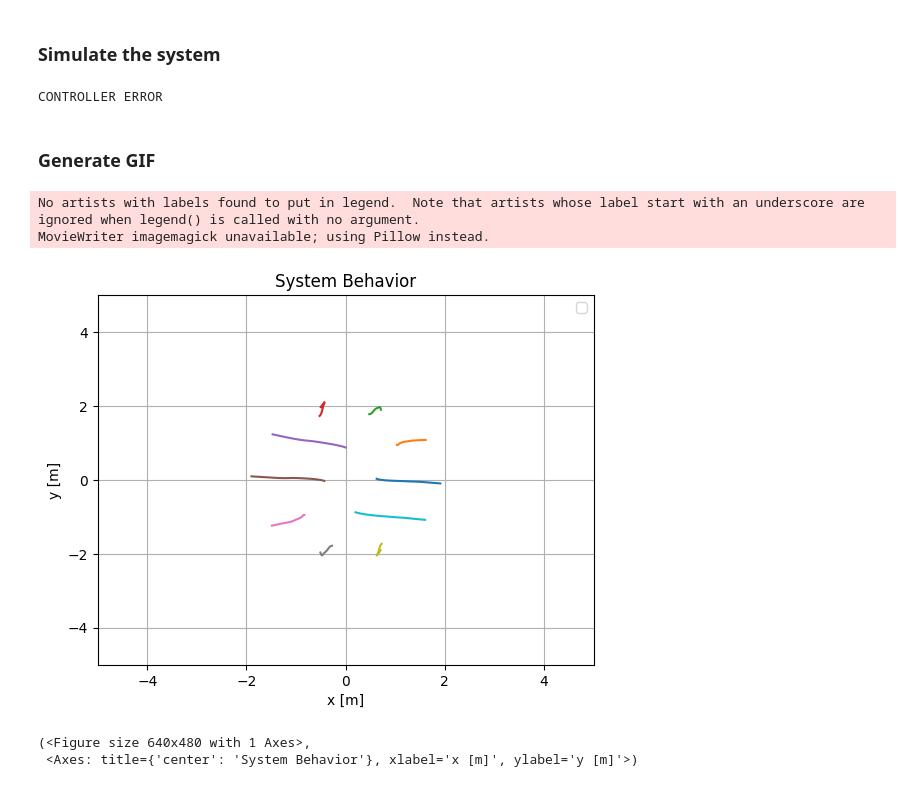
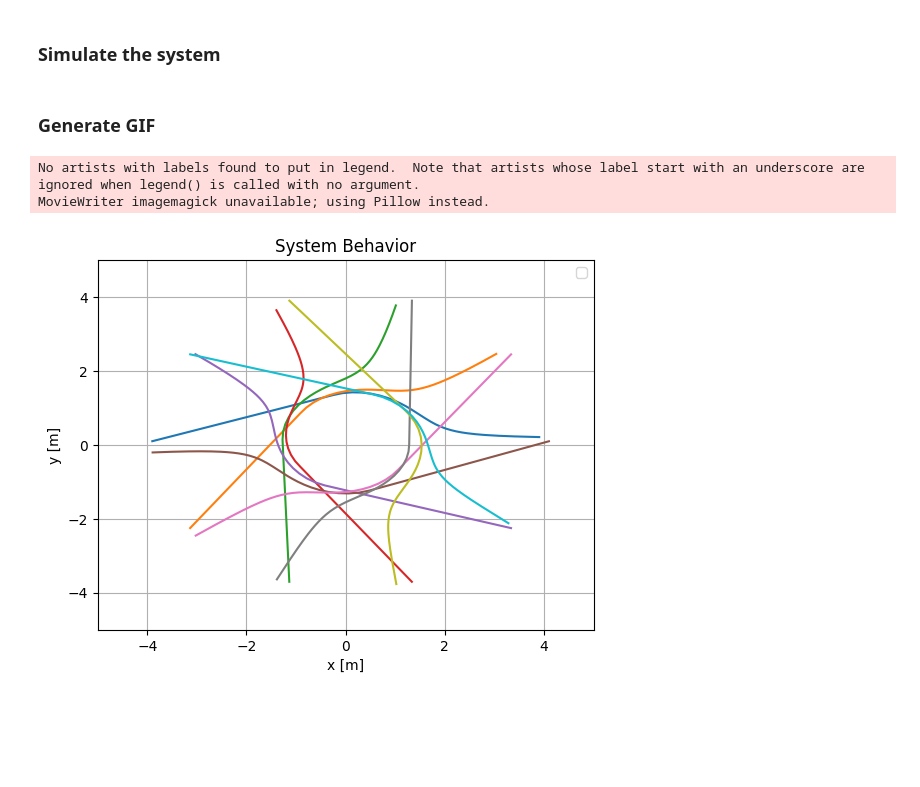
Before and after one commit to bardhh/cbfkit, a Jupyter notebook: tutorials/multi_robot_example.ipynb, the cells around one changed output. Cells and saved outputs as stored; diff of their text form; code cells hidden in the pictures; blank space fills up the shorter version.

Commit message:
corected multi robot example

```diff
--- a/tutorials/multi_robot_example.ipynb
+++ b/tutorials/multi_robot_example.ipynb
@@ -195,40 +196,55 @@ cbf_clf_controller = cbf_clf_controllers.vanilla_cbf_clf_qp_controller(
 # %% [markdown]
 ### Simulate the system
 # %%
-x, _u, _z, _p, dkeys, dvalues = sim.execute(
+
+# Run the simulation
+(
+    x_,
+    u_,
+    z_,
+    p_,
+    controller_data_keys_,
+    controller_data_items_,
+    planner_data_keys_,
+    planner_data_items_,
+) = sim.execute(
     x0=INITIAL_STATE,
     dt=DT,
     num_steps=N_STEPS,
     dynamics=dynamics,
     integrator=integrator,
+    planner=None,
+    nominal_controller=nominal_controller,
     controller=cbf_clf_controller,
     sensor=sensor,
-    estimator=estimator,  # perturbation=generate_stochastic_perturbation(sigma=sigma, dt=DT),
+    estimator=estimator,
     filepath=SAVE_FILE,
+    planner_data={
+        "x_traj": jnp.zeros((2, 1)),
+    },  # pass in a dummy state since we need to pass planner_data
+    controller_data={},
 )
-# %% [output]
-CONTROLLER ERROR
 # %% [markdown]
 ### Generate GIF
 # %%
-from tutorials.plot_multi_single_integrators import animate
+plot = True
+if plot:
+    from tutorials.plot_helper.plot_multi_single_integrators import animate
 
-animate(
-    states=x,
-    estimates=_z,
-    desired_state=goals,
-    desired_state_radius=0.1,
-    x_lim=(-5, 5),
-    y_lim=(-5, 5),
-    dt=DT,
-    title="System Behavior",
-    save_animation=True,
-    animation_filename=target_directory + "/" + model_name + "/animation" + ".gif",
-    num_robots=num_robots,
-)
+    animate(
+        states=x_,
+        estimates=z_,
+        desired_state=goals,
+        desired_state_radius=0.1,
+        x_lim=(-5, 5),
+        y_lim=(-5, 5),
+        dt=DT,
+        title="System Behavior",
+        save_animation=True,
+        animation_filename=target_directory + "/" + model_name + "/animation" + ".gif",
+        num_robots=num_robots,
+    )
 # %% [output]
 No artists with labels found to put in legend.  Note that artists whose label start with an underscore are ignored when legend() is called with no argument.
 MovieWriter imagemagick unavailable; using Pillow instead.
-[figure, old version]
+[figure, new version]
-(<Figure size 640x480 with 1 Axes>,
- <Axes: title={'center': 'System Behavior'}, xlabel='x [m]', ylabel='y [m]'>)
```
Also changed, not shown: parts of 9 cells of this notebook, 1 other file.
